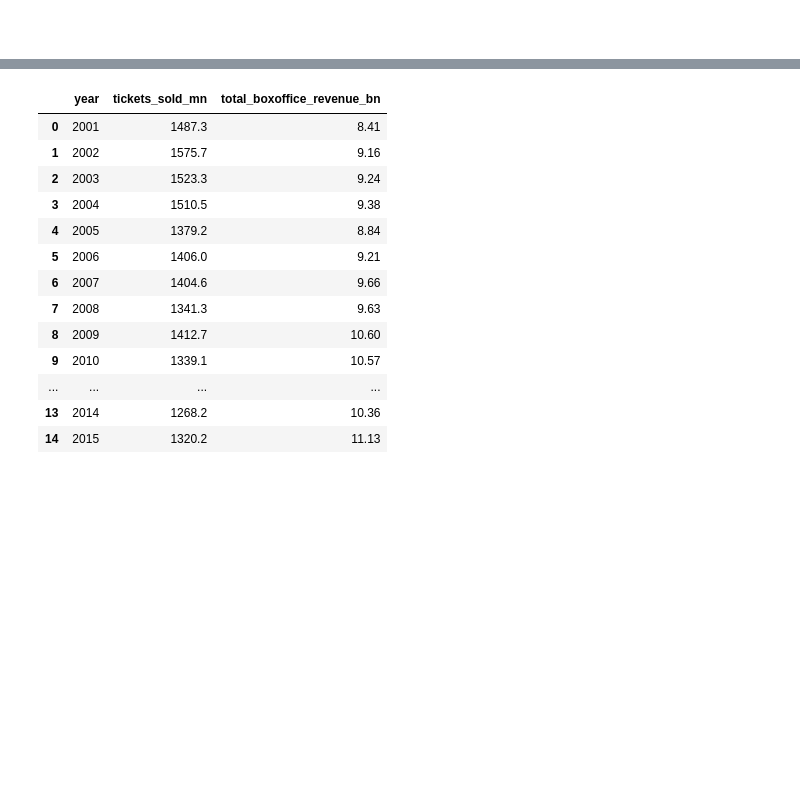
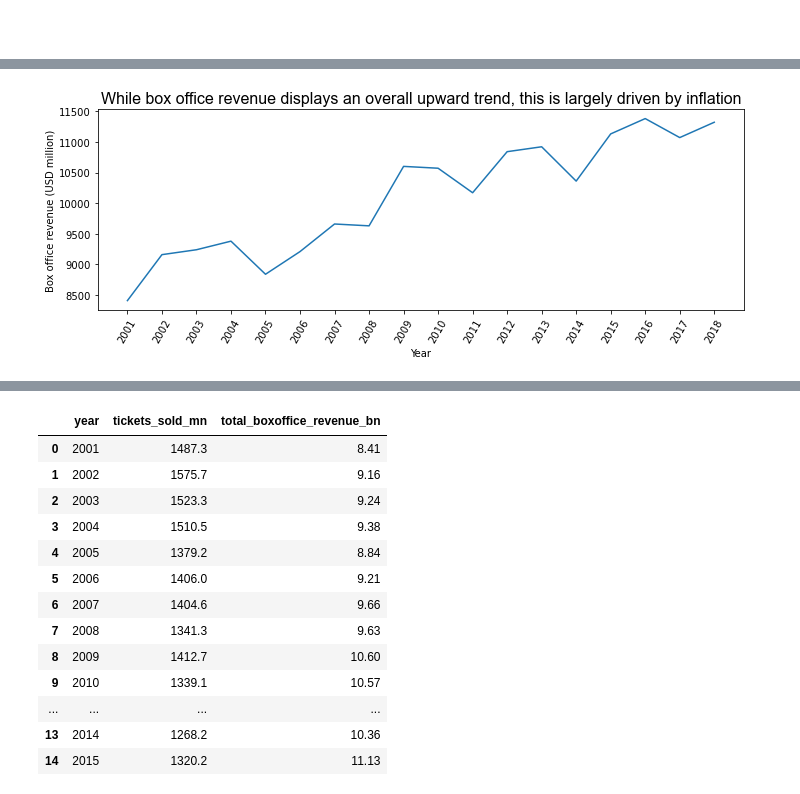
Before and after one commit to tawney-kirkland/02-luther, a Jupyter notebook: visualisation.ipynb, the cells around one changed output, grey strips where cells are left out. Cells and saved outputs as stored; diff of their text form; code cells hidden in the pictures; blank space fills up the shorter version.

```diff
--- a/visualisation.ipynb
+++ b/visualisation.ipynb
@@ -94,0 +100,14 @@ df1= pd.read_csv('data/total_boxoffice_tickets.csv')
+# %%
+years = df1['year']#[2001,2002,2003,2004,2005,2006,2007,2008,2009,2010,2011,2012,2013,2014,2015,2016,2017,2018,2019]
+plt.figure(figsize=[10,4])
+plt.plot(df1['total_boxoffice_revenue_mn'])
+spacing = np.linspace(0,17,18)
+plt.xticks(spacing,years,rotation=60)
+plt.title('While box office revenue displays an overall upward trend, this is largely driven by inflation',family='arial',fontsize=16)
+plt.xlabel('Year')
+plt.ylabel('Box office revenue (USD million)')
+
+plt.tight_layout()
+plt.show;
+# %% [output]
+[figure, added]
```
Also changed, not shown: parts of 6 cells of this notebook.
